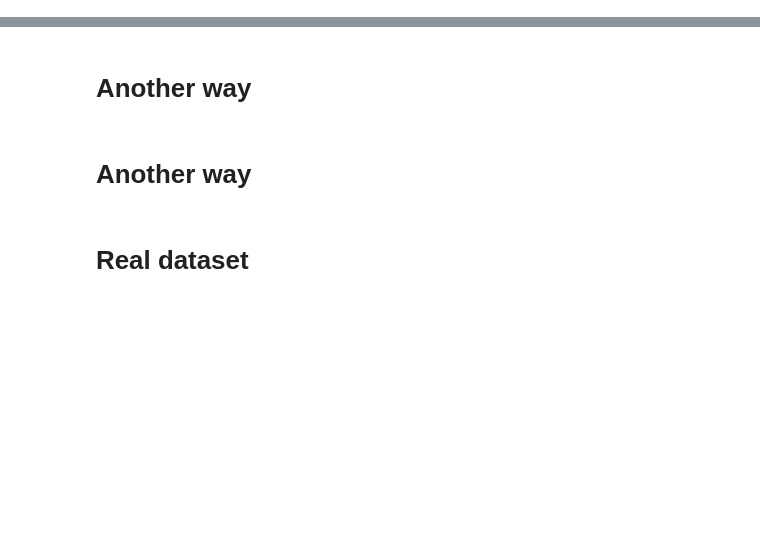
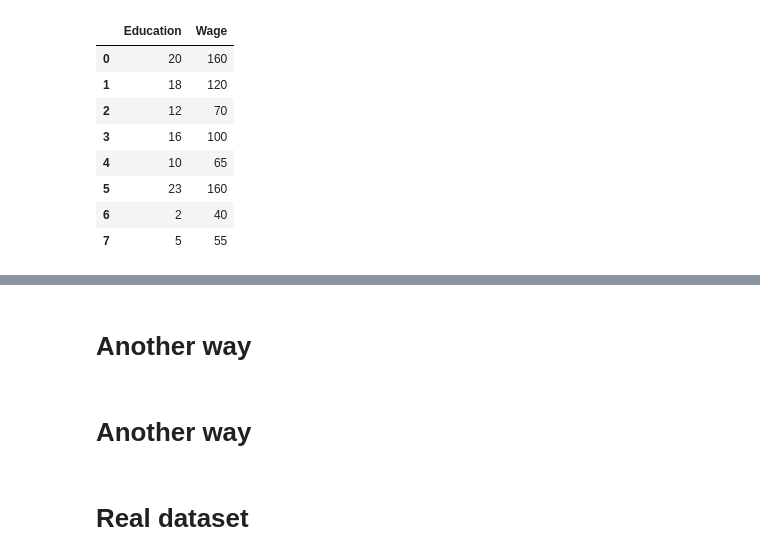
Before and after one commit to taoyuma/live-class-codes, a Jupyter notebook: notebooks/s4/Linear_regression_example.ipynb, the cells around one changed output, grey strips where cells are left out. Saved outputs shown, nothing was run; the diff lists cells and outputs as text; code cells hidden in the pictures; blank space fills up the shorter version.

```diff
--- a/notebooks/s4/Linear_regression_example.ipynb
+++ b/notebooks/s4/Linear_regression_example.ipynb
@@ -46,3 +126,15 @@ predictedWage
+# %%
+educationWageDf
+# %% [output]
+|  | Education | Wage |
+| 0 | 20 | 160 |
+| 1 | 18 | 120 |
+| 2 | 12 | 70 |
+| 3 | 16 | 100 |
+| 4 | 10 | 65 |
+| 5 | 23 | 160 |
+| 6 | 2 | 40 |
+| 7 | 5 | 55 |
 # %%
 educationWageDf['predictedWage'] = predictedWage
 educationWageDf
```
Also changed, not shown: parts of 12 cells of this notebook, 4 other files.
